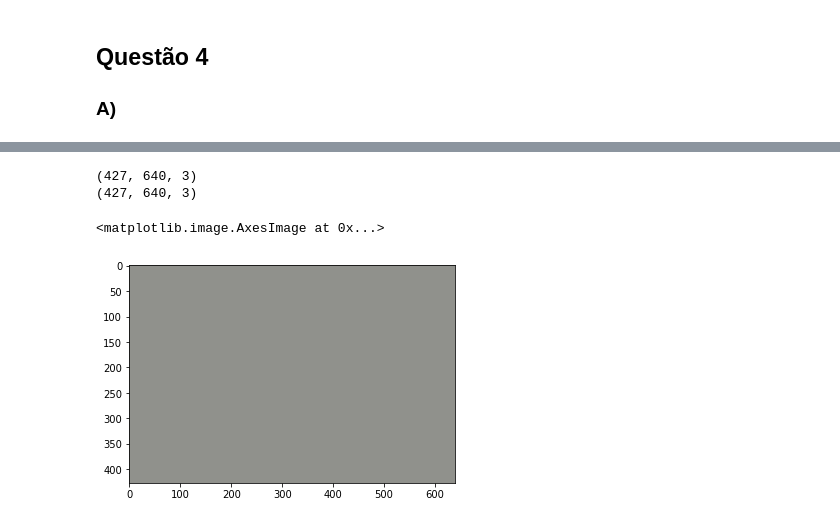
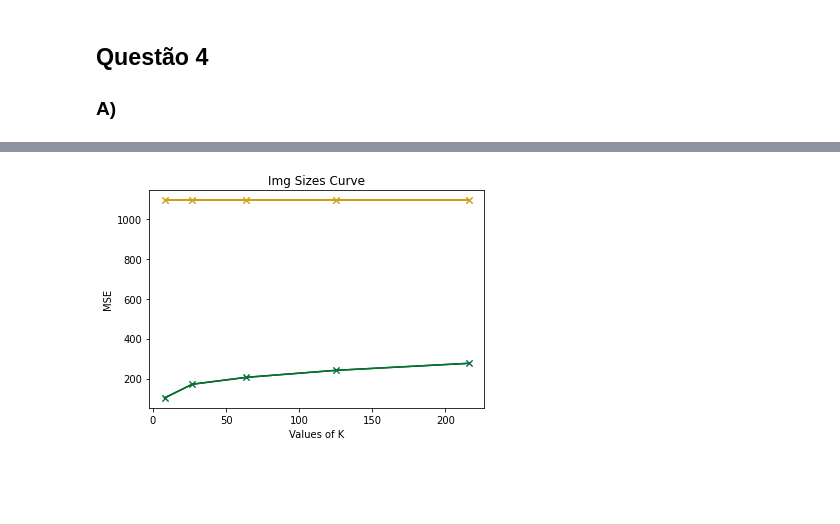
Before and after one commit to enricorobazza/quantize-images, a Jupyter notebook: main.ipynb, the cells around one changed output, grey strips where cells are left out. Drawn from its saved outputs; the diff is of its cells as text; code cells hidden in the pictures; blank space fills up the shorter version.

```diff
--- a/main.ipynb
+++ b/main.ipynb
@@ -237,11 +249,11 @@ plt.show()
-# %%
-print((new_img - img).shape)
-print(((new_img - img)**2).shape)
-
-
-plt.imshow(img_china)
-# %% [output]
-(427, 640, 3)
-(427, 640, 3)
-<matplotlib.image.AxesImage at 0x...>
-[figure, removed]
+# %%
+plt.plot(colors_list, sizes_china_quant, 'bx-')
+plt.plot(colors_list, sizes_china_kmeans, 'rx-')
+plt.plot(colors_list, sizes_flower_quant, 'gx-')
+plt.plot(colors_list, sizes_flower_kmeans, 'yx-')
+plt.xlabel('Values of K')
+plt.ylabel('MSE')
+plt.title('Img Sizes Curve')
+plt.show()
+# %% [output]
+[figure, added]
```
Also changed, not shown: parts of 3 cells of this notebook.
